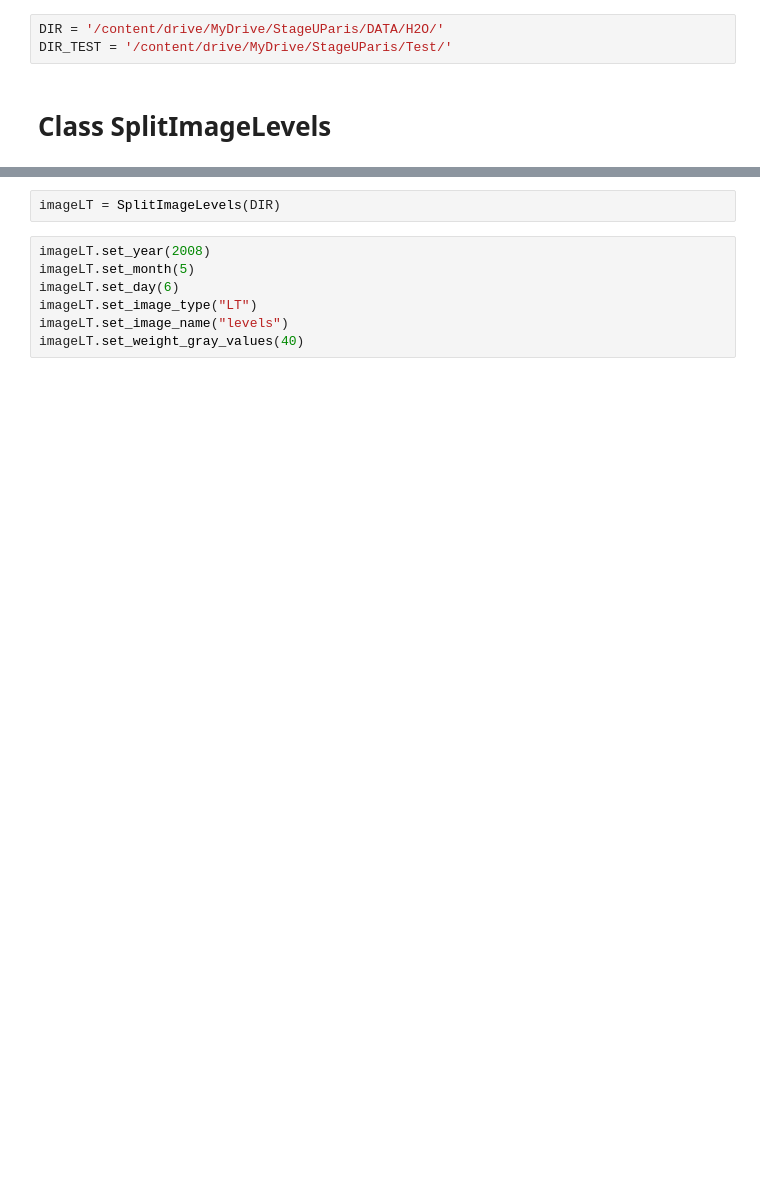
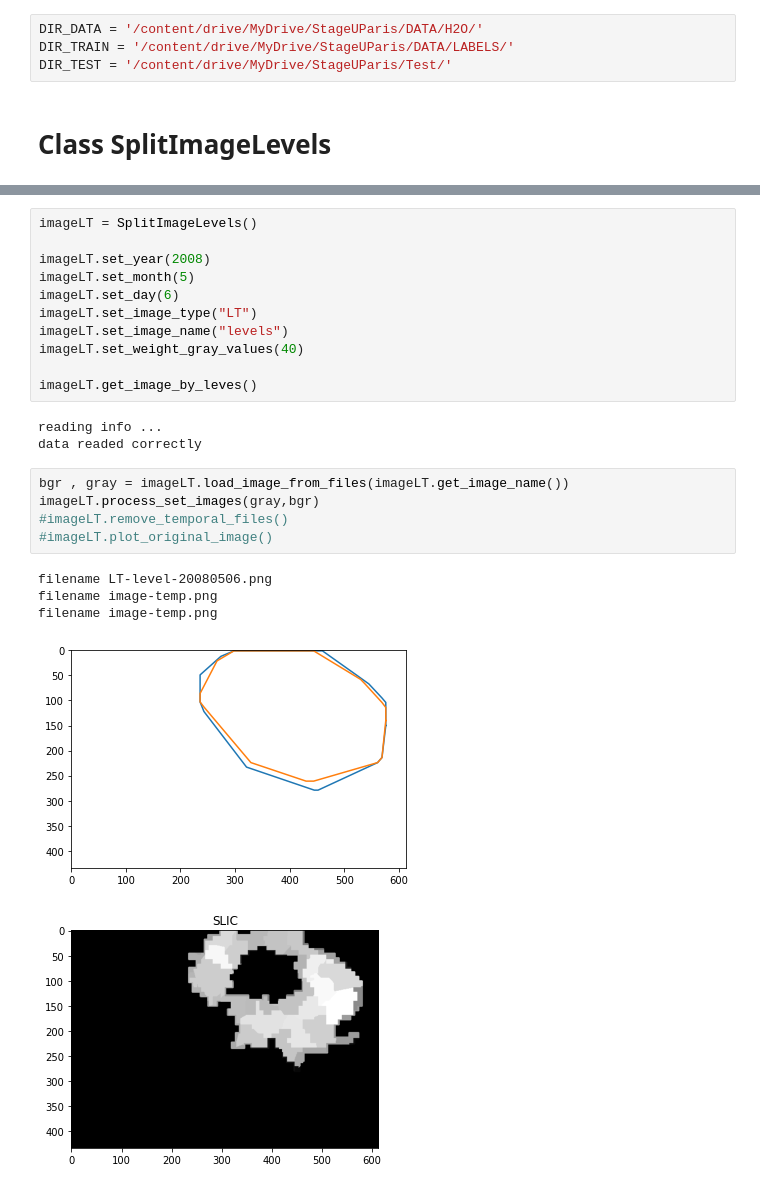
Before and after one commit to kmiloarguello/ozone-pollution, a Jupyter notebook: main.ipynb, the cells around one changed output, grey strips where cells are left out. Saved outputs shown, nothing was run; the diff lists cells and outputs as text; blank space fills up the shorter version.

```diff
--- a/main.ipynb
+++ b/main.ipynb
@@ -88,7 +92,8 @@ from sklearn.neighbors import NearestNeighbors
 from sklearn.cluster import KMeans
 import seaborn as sns
 # %%
-DIR = '/content/drive/MyDrive/StageUParis/DATA/H2O/'
+DIR_DATA = '/content/drive/MyDrive/StageUParis/DATA/H2O/'
+DIR_TRAIN = '/content/drive/MyDrive/StageUParis/DATA/LABELS/'
 DIR_TEST = '/content/drive/MyDrive/StageUParis/Test/'
 # %% [markdown]
 # Class **SplitImageLevels**
@@ -683,9 +872,25 @@ class SplitImageLevels():
-# %%
-imageLT = SplitImageLevels(DIR)
 # %%
+imageLT = SplitImageLevels()
+
 imageLT.set_year(2008)
 imageLT.set_month(5)
 imageLT.set_day(6)
 imageLT.set_image_type("LT")
 imageLT.set_image_name("levels")
 imageLT.set_weight_gray_values(40)
+
+imageLT.get_image_by_leves()
+# %% [output]
+reading info ...
+data readed correctly
+# %%
+bgr , gray = imageLT.load_image_from_files(imageLT.get_image_name())
+imageLT.process_set_images(gray,bgr)
+#imageLT.remove_temporal_files()
+#imageLT.plot_original_image()
+# %% [output]
+filename LT-level-20080506.png
+filename image-temp.png
+filename image-temp.png
+[figure, added]
+[figure, added]
```
Also changed, not shown: parts of 9 cells of this notebook.
